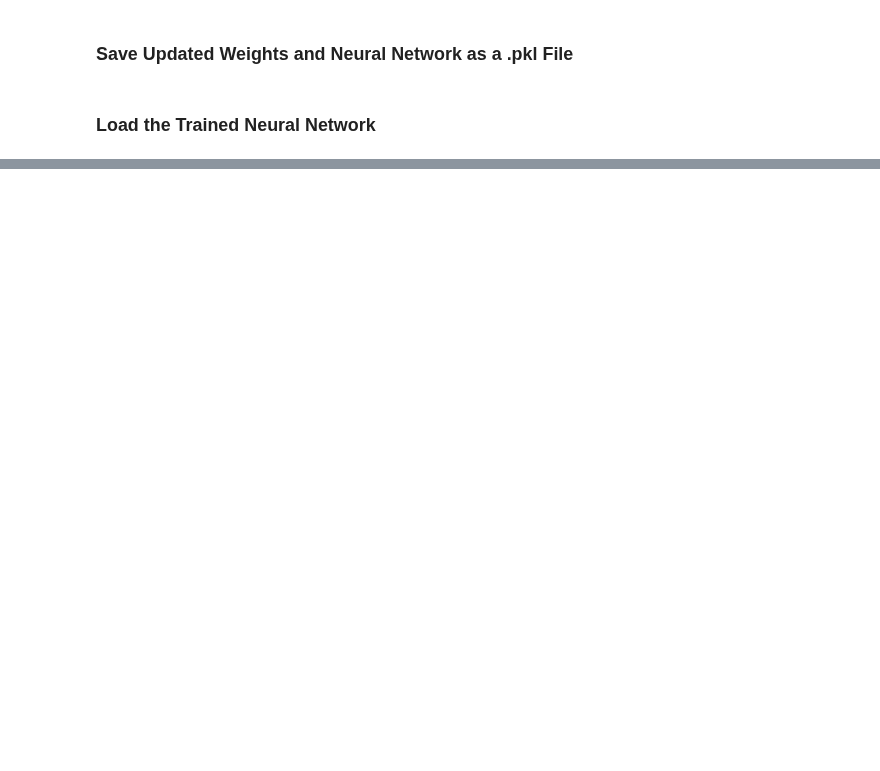
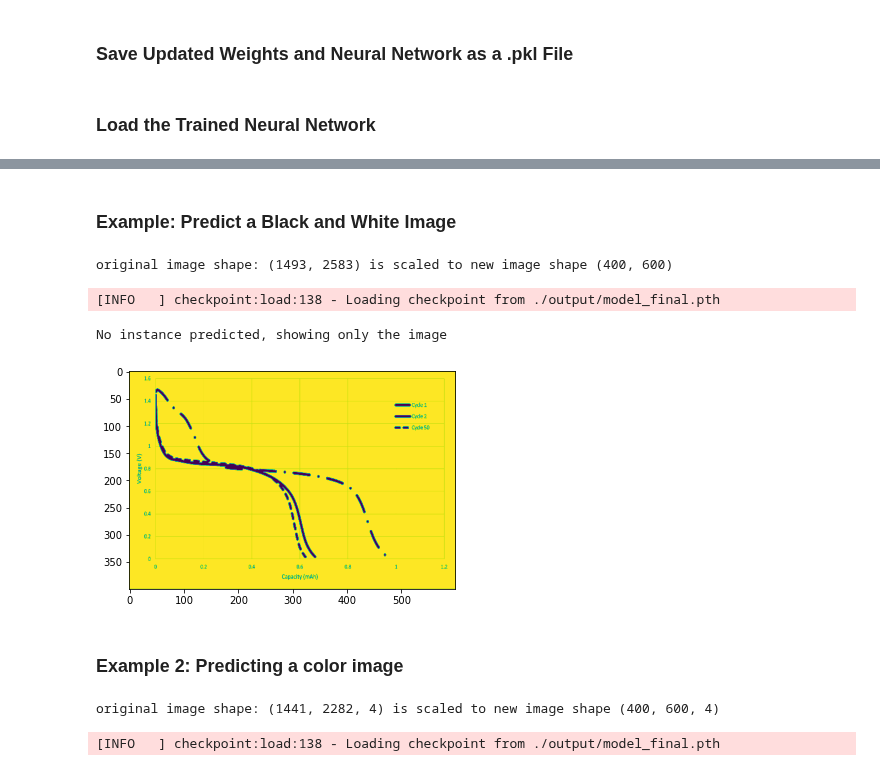
Before and after one commit to DataYoink/DataYoink, a Jupyter notebook: examples/Dataset_Cleanup.ipynb, the cells around one changed output, grey strips where cells are left out. Saved outputs shown, nothing was run; the diff lists cells and outputs as text; code cells hidden in the pictures; blank space fills up the shorter version.

```diff
--- a/examples/Dataset_Cleanup.ipynb
+++ b/examples/Dataset_Cleanup.ipynb
@@ -403,0 +439,21 @@ predictor = load_trained_nn("./output/config.pkl")
+# %% [markdown]
+### Example: Predict a Black and White Image
+# %%
+rescaled_img = img_rescale("Test_bw.png", 400, 600)
+outputs = predict_discharge_curve("./output/config.pkl",rescaled_img)
+# %% [output]
+original image shape: (1493, 2583) is scaled to new image shape (400, 600)
+[INFO   ] checkpoint:load:138 - Loading checkpoint from ./output/model_final.pth
+# %%
+show_output_img_and_mask("scaled_input_image/scaled_Test_bw.png", outputs)
+# %% [output]
+No instance predicted, showing only the image
+[figure, added]
+# %% [markdown]
+### Example 2: Predicting a color image
+# %%
+rescaled_img = img_rescale("Test_color.png", 400, 600)
+outputs = predict_discharge_curve("./output/config.pkl",rescaled_img)
+# %% [output]
+original image shape: (1441, 2282, 4) is scaled to new image shape (400, 600, 4)
+[INFO   ] checkpoint:load:138 - Loading checkpoint from ./output/model_final.pth
```
Also changed, not shown: parts of 27 cells of this notebook.
